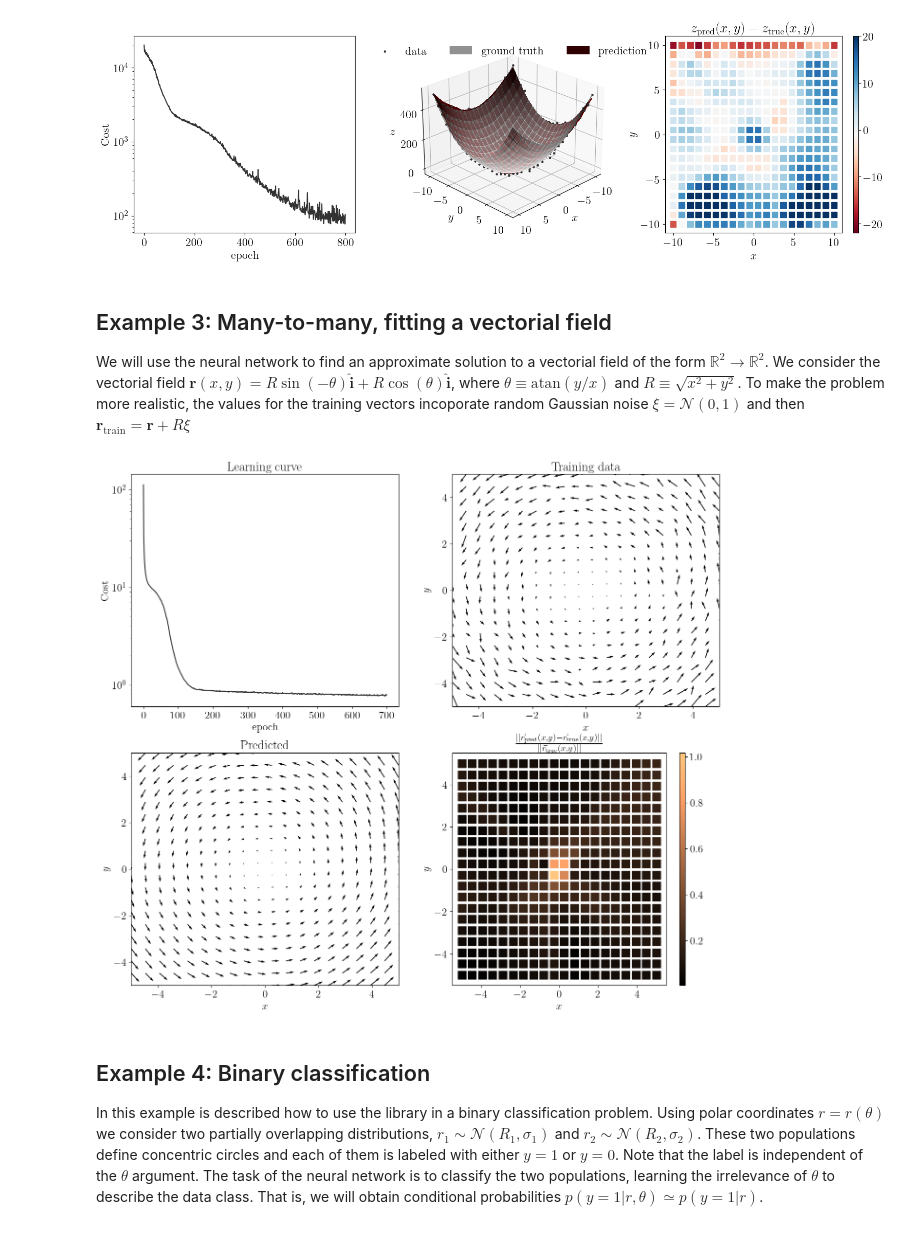
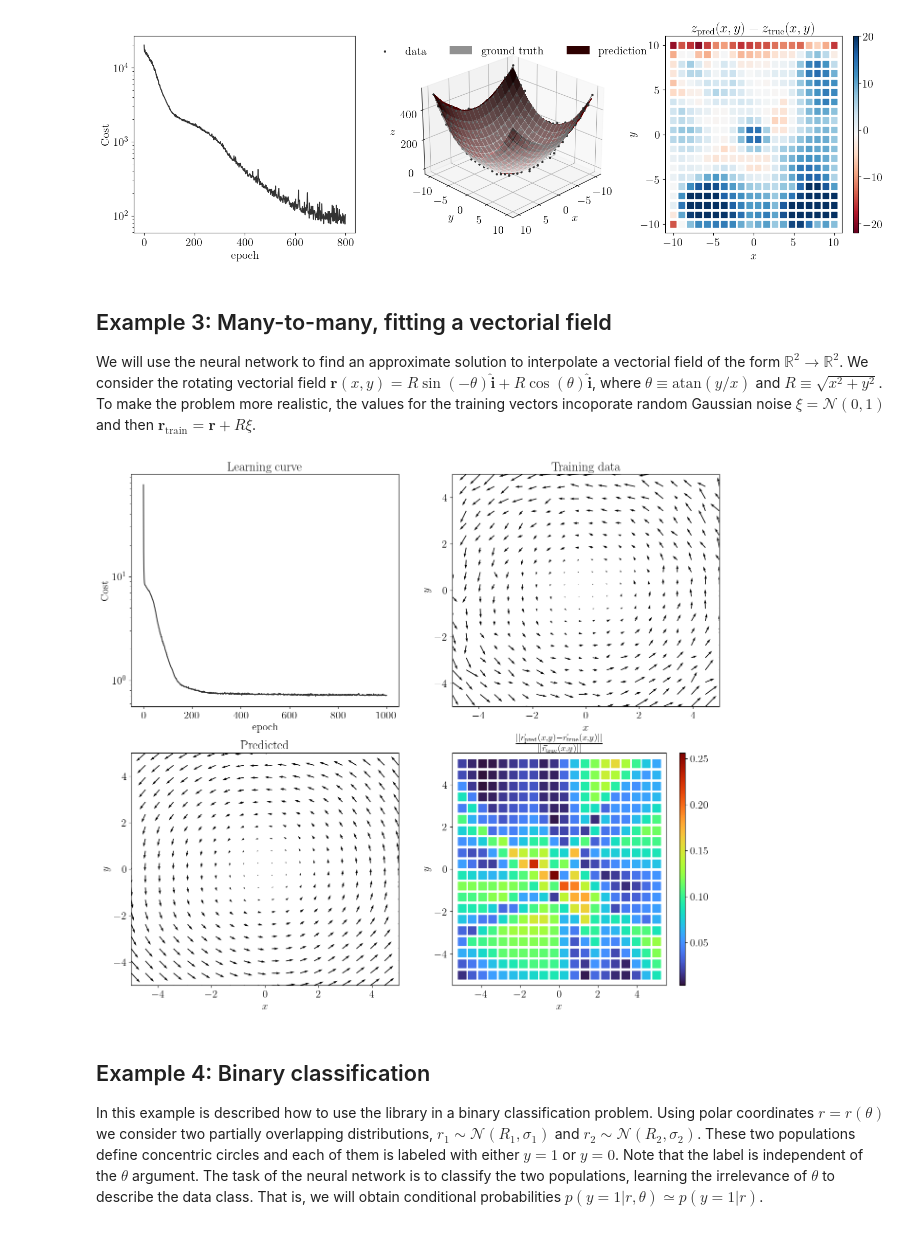
Before and after one commit to pastranacl/IAcobus, a Jupyter notebook: tutorial.ipynb, the cells around one changed output. Drawn from its saved outputs; the diff is of its cells as text; code cells hidden in the pictures.

```diff
--- a/tutorial.ipynb
+++ b/tutorial.ipynb
@@ -216,7 +217,7 @@ plt.show()
 # %% [markdown]
 ## Example 3: Many-to-many, fitting a vectorial field
 
-We will use the neural network to find an approximate solution to a vectorial field of the form $\mathbb{R}^2 \rightarrow \mathbb{R}^2$. We consider the vectorial field $\mathbf{r}(x,y) = R \sin(-\theta)\mathbf{\hat{i}} + R\cos(\theta) \mathbf{\hat{i}}$, where $\theta \equiv \mathrm{atan}(y/x)$ and $R\equiv \sqrt{x^2 + y^2}$. To make the problem more realistic, the values for the training vectors incoporate random Gaussian noise $\xi = \mathcal{N}(0,1)$ and then $\mathbf{r}_\mathrm{train} = \mathbf{r} + R\xi$
+We will use the neural network to find an approximate solution to interpolate a vectorial field of the form $\mathbb{R}^2 \rightarrow \mathbb{R}^2$. We consider the rotating vectorial field $\mathbf{r}(x,y) = R \sin(-\theta)\mathbf{\hat{i}} + R\cos(\theta) \mathbf{\hat{i}}$, where $\theta \equiv \mathrm{atan}(y/x)$ and $R\equiv \sqrt{x^2 + y^2}$. To make the problem more realistic, the values for the training vectors incoporate random Gaussian noise $\xi = \mathcal{N}(0,1)$ and then $\mathbf{r}_\mathrm{train} = \mathbf{r} + R\xi$.
 # %%
 # Created the data and prepare it for the traiing
 def vector_field(x, y, noise):
@@ -263,7 +264,7 @@ ryc = IAcobus(n_inputs,
 
 cost = ryc.train(XY_test,
                  UV_test,
-                 num_epochs = 700,
+                 num_epochs = 1000,
                  batch_size = 5,
                  learning_rate = 1e-3,
                  algorithm = 'adam',
@@ -281,7 +282,6 @@ font = {'family' : 'serif',
 
 plt.rc('text', usetex=True)
 plt.rc('font', **font)
-
 
 fig = plt.figure( figsize=(16, 14) )
 
@@ -314,35 +314,35 @@ ax_predicted.quiver(X_test_grid_flat, Y_test_grid_flat,
 ax_predicted.set_ylabel(r"$y$")
 ax_predicted.set_xlabel(r"$x$")
 ax_predicted.set_ylim([-5, 5])
 ax_predicted.set_xlim([-5, 5])
 ax_predicted.set_title("Predicted")
 
 
 
 #---
 ax_diff = fig.add_subplot(2, 2, 4)
 
 diff_norm = np.linalg.norm(UV_pred - UV_true, axis=0)/np.linalg.norm(UV_true, axis=0)
 diff_plot = ax_diff.scatter(X_test_grid_flat, Y_test_grid_flat,
                                 c = diff_norm,
                                 marker="s",
                                 s= 150,
-                                cmap=cm.copper)
+                                cmap=cm.turbo)
 
 ax_diff.set_ylabel(r"$y$")
 ax_diff.set_xlabel(r"$x$")
 ax_diff.set_title(r"$\frac{|| \vec{r}_\mathrm{pred}(x,y) - \vec{r}_\mathrm{true}(x,y) ||}{|| \vec{r}_\mathrm{true}(x,y) ||}$")
 
 cbar_diff_uv = plt.colorbar(diff_plot,
                                 ax=ax_diff,
                                 orientation='vertical',
                                 location='right',
                                 aspect=40)
 
 
 plt.show()
 # %% [output]
-[figure, old version]
+[figure, new version]
 # %% [markdown]
 ## Example 4: Binary classification
 
```
Also changed, not shown: parts of 14 cells of this notebook, 2 other files.
